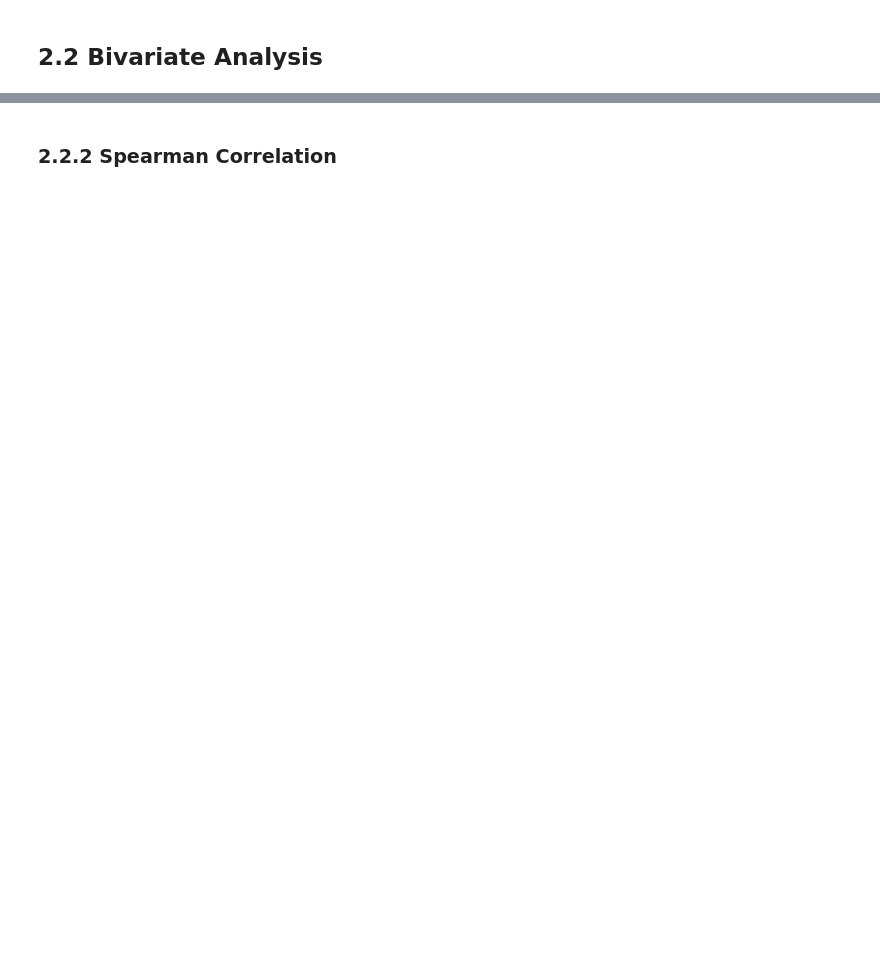
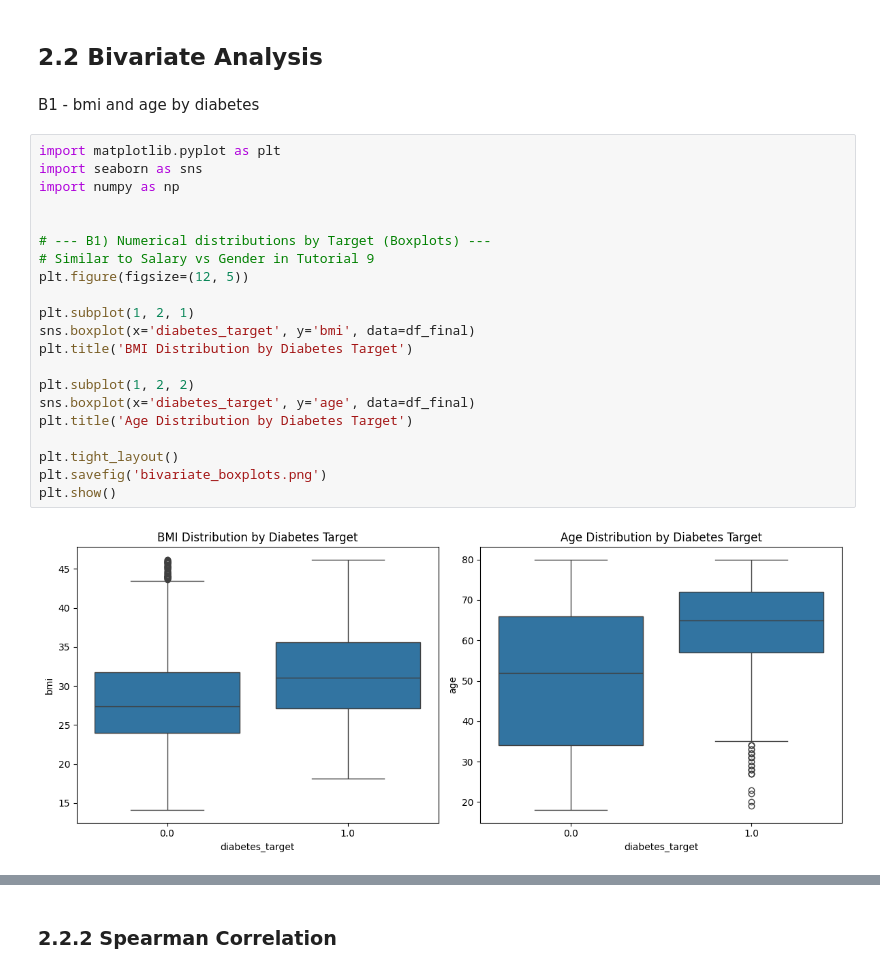
Before and after one commit to LuoYanHao-2025/Data_Science_Group31, a Jupyter notebook: Project_on_diabetes.ipynb, the cells around one changed output, grey strips where cells are left out. Cells and saved outputs as stored; diff of their text form; blank space fills up the shorter version.

```diff
--- a/Project_on_diabetes.ipynb
+++ b/Project_on_diabetes.ipynb
@@ -465,2 +695,27 @@ df_final.to_csv(output_path, index=False)
 # %% [markdown]
 ## 2.2 Bivariate Analysis
+# %% [markdown]
+B1 - bmi and age by diabetes
+# %%
+import matplotlib.pyplot as plt
+import seaborn as sns
+import numpy as np
+
+
+# --- B1) Numerical distributions by Target (Boxplots) ---
+# Similar to Salary vs Gender in Tutorial 9
+plt.figure(figsize=(12, 5))
+
+plt.subplot(1, 2, 1)
+sns.boxplot(x='diabetes_target', y='bmi', data=df_final)
+plt.title('BMI Distribution by Diabetes Target')
+
+plt.subplot(1, 2, 2)
+sns.boxplot(x='diabetes_target', y='age', data=df_final)
+plt.title('Age Distribution by Diabetes Target')
+
+plt.tight_layout()
+plt.savefig('bivariate_boxplots.png')
+plt.show()
+# %% [output]
+[figure, added]
```
Also changed, not shown: parts of 46 cells of this notebook.
